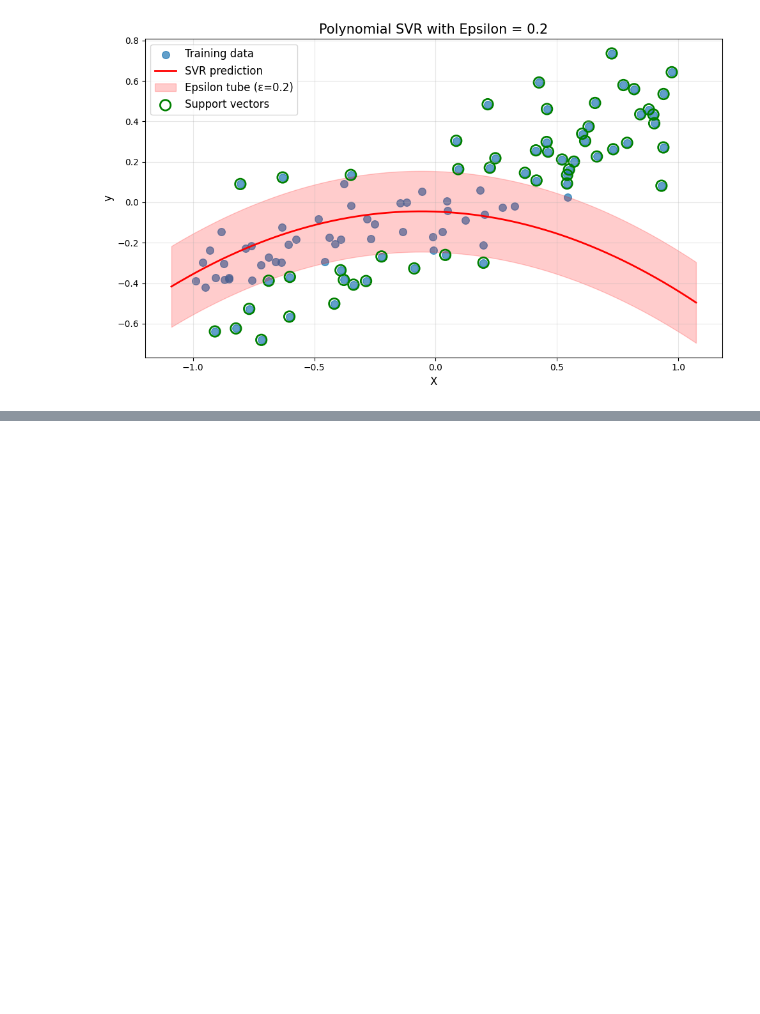
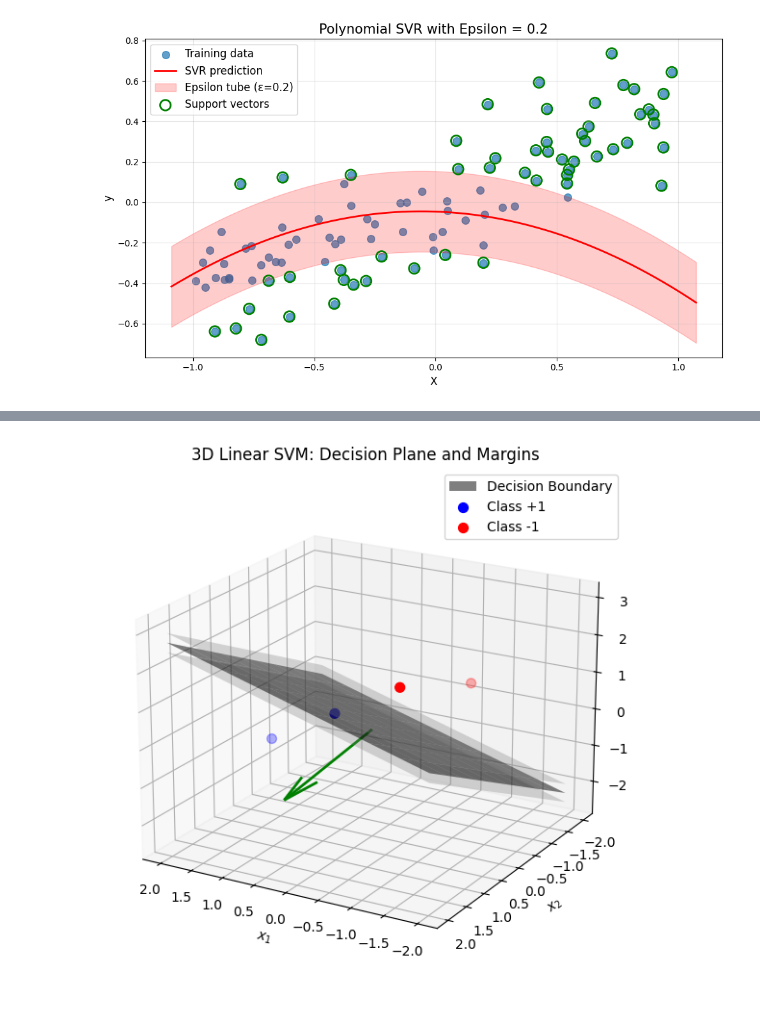
Before and after one commit to raphael-ph/study, a Jupyter notebook: hands_on_machine_learning/experiments/chapter_5.ipynb, the cells around one changed output, grey strips where cells are left out. Drawn from its saved outputs; the diff is of its cells as text; code cells hidden in the pictures; blank space fills up the shorter version.

```diff
--- a/hands_on_machine_learning/experiments/chapter_5.ipynb
+++ b/hands_on_machine_learning/experiments/chapter_5.ipynb
@@ -226,0 +273,52 @@ plt.show()
+# %%
+import numpy as np
+import matplotlib.pyplot as plt
+from mpl_toolkits.mplot3d import Axes3D
+
+# Weight vector and bias
+w = np.array([2, 3, -4])
+b = 1
+
+# Create grid
+x = np.linspace(-2, 2, 10)
+y = np.linspace(-2, 2, 10)
+X, Y = np.meshgrid(x, y)
+
+# Decision boundary: w1*x + w2*y + w3*z + b = 0 => solve for z
+def compute_plane(X, Y, w, b, offset=0):
+    return (-w[0]*X - w[1]*Y - b + offset) / w[2]
+
+Z = compute_plane(X, Y, w, b)         # decision boundary
+Z_plus = compute_plane(X, Y, w, b, 1) # margin +1
+Z_minus = compute_plane(X, Y, w, b, -1) # margin -1
+
+# Plot
+fig = plt.figure(figsize=(10, 7))
+ax = fig.add_subplot(111, projection='3d')
+
+# Plot decision and margin planes
+ax.plot_surface(X, Y, Z, alpha=0.5, color='black', label='Decision Boundary')
+ax.plot_surface(X, Y, Z_plus, alpha=0.3, color='gray', linestyle='--')
+ax.plot_surface(X, Y, Z_minus, alpha=0.3, color='gray', linestyle='--')
+
+# Sample points (manually positioned)
+pos_points = np.array([[1, 1, 0], [0, 1, 1]])
+neg_points = np.array([[-1, -1, 1], [-1, 1, 2]])
+
+ax.scatter(*pos_points.T, color='blue', label='Class +1', s=50)
+ax.scatter(*neg_points.T, color='red', label='Class -1', s=50)
+
+# Plot w vector (normal to the plane)
+origin = np.array([0, 0, 0])
+ax.quiver(*origin, *w, color='green', linewidth=2, length=2, normalize=True)
+
+# Labels and view
+ax.set_xlabel('$x_1$')
+ax.set_ylabel('$x_2$')
+ax.set_zlabel('$x_3$')
+ax.set_title('3D Linear SVM: Decision Plane and Margins')
+ax.view_init(elev=20, azim=120)
+plt.legend()
+plt.show()
+# %% [output]
+[figure, added]
```
Also changed, not shown: parts of 2 cells of this notebook, 2 other files.
